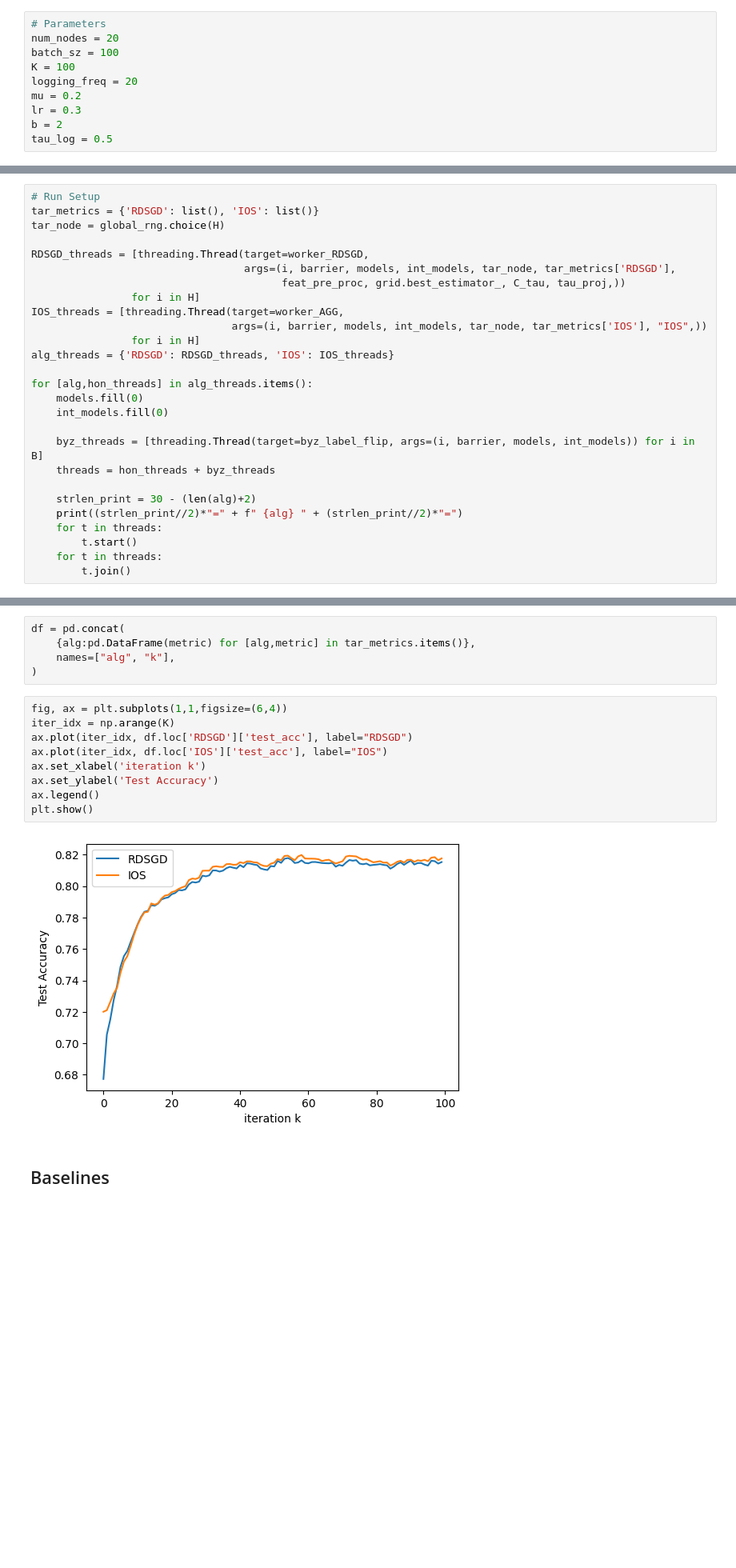
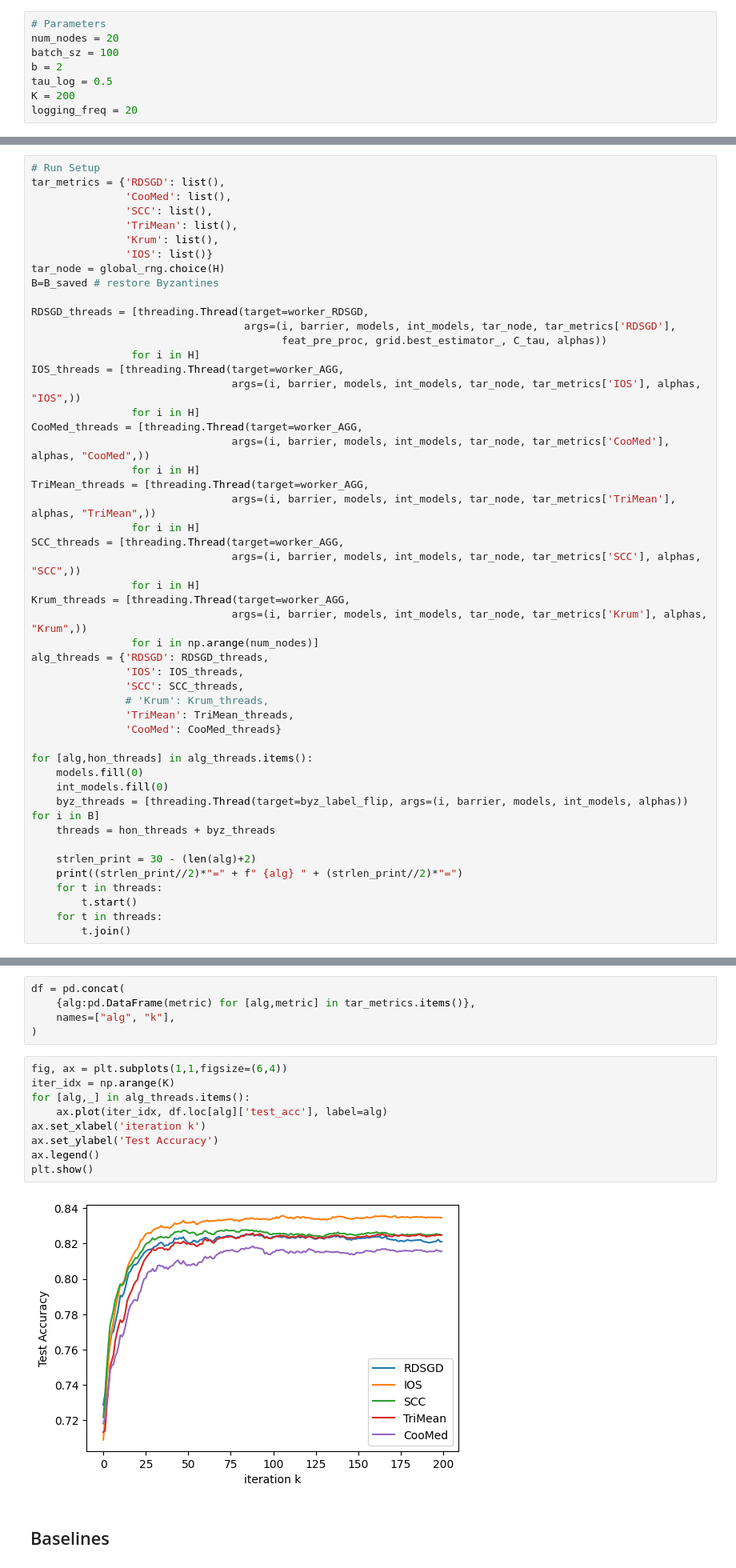
Before and after one commit to ardenpalme/Dissertation, a Jupyter notebook: main.ipynb, the cells around one changed output, grey strips where cells are left out. Shown at 80% size. Cells and saved outputs as stored; diff of their text form; blank space fills up the shorter version.

Commit message:
full comparison flip atk

```diff
--- a/main.ipynb
+++ b/main.ipynb
@@ -503,12 +609,10 @@ tau=0.3858, FPR=0.002, FNR=0.000
 # Parameters
 num_nodes = 20
 batch_sz = 100
-K = 100
-logging_freq = 20
-mu = 0.2
-lr = 0.3
 b = 2
 tau_log = 0.5
+K = 200
+logging_freq = 20
 # %%
 dp = dirichlet_partition(y_train, num_nodes, alpha=0.5)
 
@@ -634,23 +766,45 @@ plt.show()
 ### Byzantine (T3)
 # %%
 # Run Setup
-tar_metrics = {'RDSGD': list(), 'IOS': list()}
+tar_metrics = {'RDSGD': list(),
+               'CooMed': list(),
+               'SCC': list(),
+               'TriMean': list(),
+               'Krum': list(),
+               'IOS': list()}
 tar_node = global_rng.choice(H)
+B=B_saved # restore Byzantines
 
 RDSGD_threads = [threading.Thread(target=worker_RDSGD,
                                   args=(i, barrier, models, int_models, tar_node, tar_metrics['RDSGD'],
-                                        feat_pre_proc, grid.best_estimator_, C_tau, tau_proj,))
+                                        feat_pre_proc, grid.best_estimator_, C_tau, alphas))
                 for i in H]
 IOS_threads = [threading.Thread(target=worker_AGG,
-                                args=(i, barrier, models, int_models, tar_node, tar_metrics['IOS'], "IOS",))
+                                args=(i, barrier, models, int_models, tar_node, tar_metrics['IOS'], alphas, "IOS",))
                 for i in H]
-alg_threads = {'RDSGD': RDSGD_threads, 'IOS': IOS_threads}
+CooMed_threads = [threading.Thread(target=worker_AGG,
+                                args=(i, barrier, models, int_models, tar_node, tar_metrics['CooMed'], alphas, "CooMed",))
+                for i in H]
+TriMean_threads = [threading.Thread(target=worker_AGG,
+                                args=(i, barrier, models, int_models, tar_node, tar_metrics['TriMean'], alphas, "TriMean",))
+                for i in H]
+SCC_threads = [threading.Thread(target=worker_AGG,
+                                args=(i, barrier, models, int_models, tar_node, tar_metrics['SCC'], alphas, "SCC",))
+                for i in H]
+Krum_threads = [threading.Thread(target=worker_AGG,
+                                args=(i, barrier, models, int_models, tar_node, tar_metrics['Krum'], alphas, "Krum",))
+                for i in np.arange(num_nodes)]
+alg_threads = {'RDSGD': RDSGD_threads,
+               'IOS': IOS_threads,
+               'SCC': SCC_threads,
+               # 'Krum': Krum_threads,
+               'TriMean': TriMean_threads,
+               'CooMed': CooMed_threads}
 
 for [alg,hon_threads] in alg_threads.items():
     models.fill(0)
     int_models.fill(0)
-
-    byz_threads = [threading.Thread(target=byz_label_flip, args=(i, barrier, models, int_models)) for i in B]
+    byz_threads = [threading.Thread(target=byz_label_flip, args=(i, barrier, models, int_models, alphas)) for i in B]
     threads = hon_threads + byz_threads
 
     strlen_print = 30 - (len(alg)+2)
@@ -680,14 +839,14 @@ df = pd.concat(
 # %%
 fig, ax = plt.subplots(1,1,figsize=(6,4))
 iter_idx = np.arange(K)
-ax.plot(iter_idx, df.loc['RDSGD']['test_acc'], label="RDSGD")
-ax.plot(iter_idx, df.loc['IOS']['test_acc'], label="IOS")
+for [alg,_] in alg_threads.items():
+    ax.plot(iter_idx, df.loc[alg]['test_acc'], label=alg)
 ax.set_xlabel('iteration k')
 ax.set_ylabel('Test Accuracy')
 ax.legend()
 plt.show()
 # %% [output]
-[figure, old version]
+[figure, new version]
 # %% [markdown]
 ## Baselines
 # %% [markdown]
```
Also changed, not shown: parts of 35 cells of this notebook.
